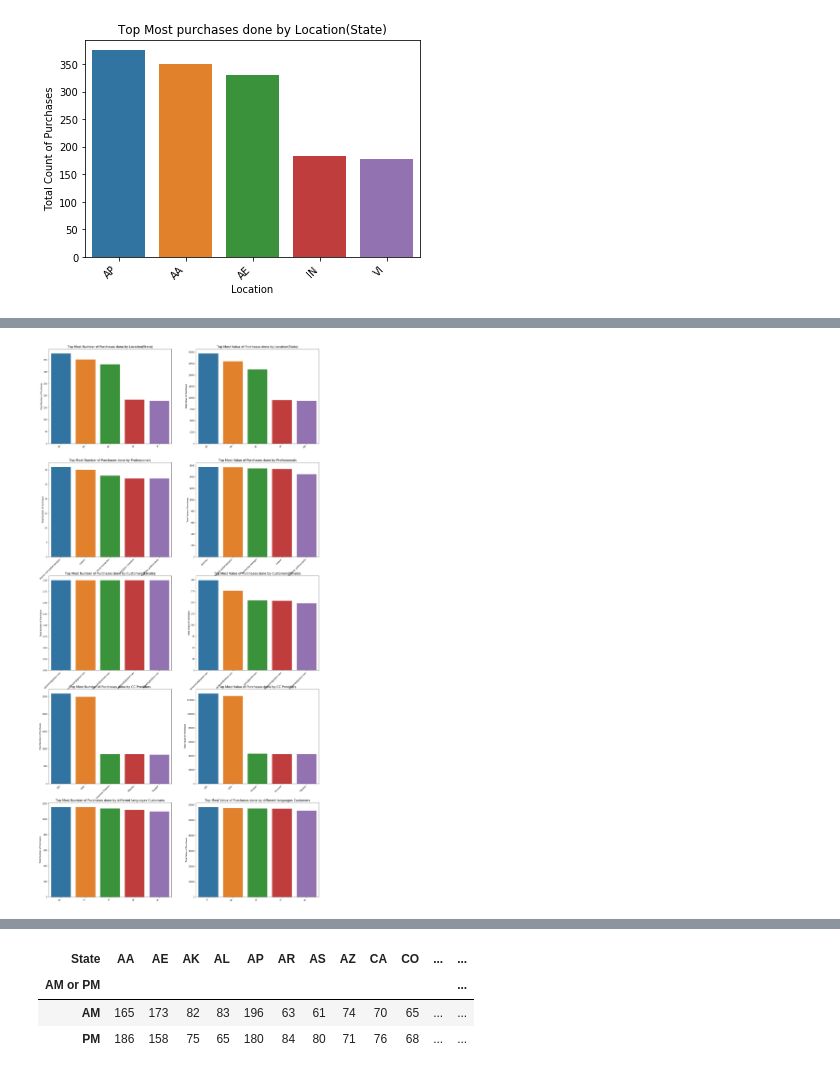
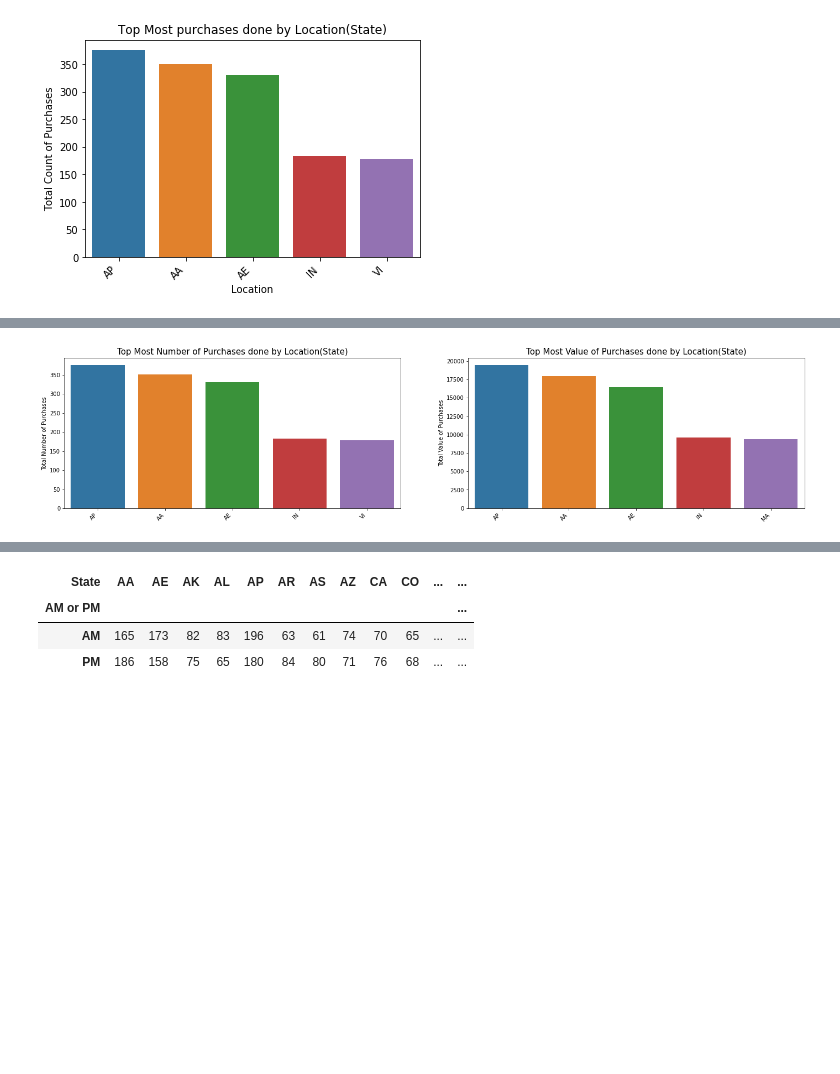
Before and after one commit to RajeshRamachander/ecom, a Jupyter notebook: ecom_eda.ipynb, the cells around one changed output, grey strips where cells are left out. Saved outputs shown, nothing was run; the diff lists cells and outputs as text; code cells hidden in the pictures; blank space fills up the shorter version.

```diff
--- a/ecom_eda.ipynb
+++ b/ecom_eda.ipynb
@@ -588,88 +533,21 @@ plt.show()
 # %%
-fig, axarr = plt.subplots(5, 2, figsize=(24, 50))
+fig, axarr = plt.subplots(1, 2, figsize=(24, 5))
 #print('The TOP 5 Locations(state) with number of purchase...')
 res=df.groupby(by='State', as_index=False).count()[['State','Purchase Price']]
 res = res.sort_values(by='Purchase Price', ascending=False).head()
-ax = sns.barplot(x = "State", y = "Purchase Price", data = res, ax=axarr[0][0])
-axarr[0][0].set_title("Top Most Number of Purchases done by Location(State)", fontsize=15)
+ax = sns.barplot(x = "State", y = "Purchase Price", data = res, ax=axarr[0])
+axarr[0].set_title("Top Most Number of Purchases done by Location(State)", fontsize=15)
 ax.set(xlabel=None, ylabel = "Total Number of Purchases")
 ax.set_xticklabels(ax.get_xticklabels(), rotation=45, horizontalalignment='right')
 
 #print('The TOP 5 Locations(state) with max amount of purchase...')
 res=df.groupby(by='State', as_index=False).sum()[['State','Purchase Price']]
 res = res.sort_values(by='Purchase Price', ascending=False).head()
-ax = sns.barplot(x = "State", y = "Purchase Price", data = res, ax=axarr[0][1])
-axarr[0][1].set_title("Top Most Value of Purchases done by Location(State)", fontsize=15)
+ax = sns.barplot(x = "State", y = "Purchase Price", data = res, ax=axarr[1])
+axarr[1].set_title("Top Most Value of Purchases done by Location(State)", fontsize=15)
 ax.set(xlabel=None, ylabel = "Total Value of Purchases")
 ax.set_xticklabels(ax.get_xticklabels(), rotation=45, horizontalalignment='right')
 
-#print('The TOP 5 Professionals with max Number of Purchase...')
-job = df.groupby(by=['Job'], as_index=False)['Purchase Price'].count()
-res1= job.sort_values(by='Purchase Price', ascending=False).head()
-ax = sns.barplot(x = "Job", y = "Purchase Price", data = res1, ax=axarr[1][0])
-axarr[1][0].set_title("Top Most Number of Purchases done by Professionals", fontsize=15)
-ax.set(xlabel=None, ylabel = "Total Number of Purchases")
-ax.set_xticklabels(ax.get_xticklabels(), rotation=45, horizontalalignment='right')
-
-
-#print('The TOP 5 Professionals with max Value of purchase...')
-job = df.groupby(by=['Job'], as_index=False)['Purchase Price'].sum()
-res1= job.sort_values(by='Purchase Price', ascending=False).head()
-ax = sns.barplot(x = "Job", y = "Purchase Price", data = res1, ax=axarr[1][1])
-axarr[1][1].set_title("Top Most Value of Purchases done by Professionals", fontsize=15)
-ax.set(xlabel=None, ylabel = "Total Value of Purchases")
-ax.set_xticklabels(ax.get_xticklabels(), rotation=45, horizontalalignment='right')
-
-
-#print('The TOP 5 customers with max Number of purchase...')
-res = df.groupby(by=['Email'], as_index=False)['Purchase Price'].count()
-res = res.sort_values(by='Purchase Price', ascending=False).head()
-ax = sns.barplot(x = "Email", y = "Purchase Price", data = res, ax=axarr[2][0])
-axarr[2][0].set_title("Top Most Number of Purchases done by Customers(Emails)", fontsize=15)
-ax.set(xlabel=None, ylabel = "Total Number of Purchases")
-ax.set_xticklabels(ax.get_xticklabels(), rotation=45, horizontalalignment='right')
-
-
-#print('The TOP 5 customers with max Value of purchase...')
-res = df.groupby(by=['Email'], as_index=False)['Purchase Price'].sum()
-res = res.sort_values(by='Purchase Price', ascending=False).head()
-ax = sns.barplot(x = "Email", y = "Purchase Price", data = res, ax=axarr[2][1])
-axarr[2][1].set_title("Top Most Value of Purchases done by Customers(Emails)", fontsize=15)
-ax.set(xlabel=None, ylabel = "Total Value of Purchases")
-ax.set_xticklabels(ax.get_xticklabels(), rotation=45, horizontalalignment='right')
-
-
-#print('The TOP 5 CC Providers with max Number of purchase...')
-res = df.groupby(by=['CC Provider'], as_index=False)['Purchase Price'].count()
-res = res.sort_values(by='Purchase Price', ascending=False).head()
-ax = sns.barplot(x = "CC Provider", y = "Purchase Price", data = res, ax=axarr[3][0])
-axarr[3][0].set_title("Top Most Number of Purchases done by CC Providers", fontsize=15)
-ax.set(xlabel=None, ylabel = "Total Number of Purchases")
-ax.set_xticklabels(ax.get_xticklabels(), rotation=45, horizontalalignment='right')
-
-#print('The TOP 5 CC Providers with max Value of purchases...')
-res = df.groupby(by=['CC Provider'], as_index=False)['Purchase Price'].sum()
-res = res.sort_values(by='Purchase Price', ascending=False).head()
-ax = sns.barplot(x = "CC Provider", y = "Purchase Price", data = res, ax=axarr[3][1])
-axarr[3][1].set_title("Top Most Value of Purchases done by CC Providers", fontsize=15)
-ax.set(xlabel=None, ylabel = "Total Value of Purchases")
-ax.set_xticklabels(ax.get_xticklabels(), rotation=45, horizontalalignment='right')
-
-#print('The TOP 5 languages with max Number of purchase...')
-res = df.groupby(by=['Language'], as_index=False)['Purchase Price'].count()
-res = res.sort_values(by='Purchase Price', ascending=False).head()
-ax = sns.barplot(x = "Language", y = "Purchase Price", data = res, ax=axarr[4][0])
-axarr[4][0].set_title("Top Most Number of Purchases done by different languages Customers", fontsize=15)
-ax.set(xlabel=None, ylabel = "Total Number of Purchases")
-ax.set_xticklabels(ax.get_xticklabels(), rotation=45, horizontalalignment='right')
-
-#print('The TOP 5 languages with max Value of purchase...')
-res = df.groupby(by=['Language'], as_index=False)['Purchase Price'].sum()
-res = res.sort_values(by='Purchase Price', ascending=False).head()
-ax = sns.barplot(x = "Language", y = "Purchase Price", data = res, ax=axarr[4][1])
-axarr[4][1].set_title("Top Most Value of Purchases done by different languages Customers", fontsize=15)
-ax.set(xlabel=None, ylabel = "Total Value of Purchases")
-ax.set_xticklabels(ax.get_xticklabels(), rotation=45, horizontalalignment='right')
 plt.show()
 # %% [output]
-[figure, old version]
+[figure, new version]
```
Also changed, not shown: parts of 31 cells of this notebook, 3 other files.
